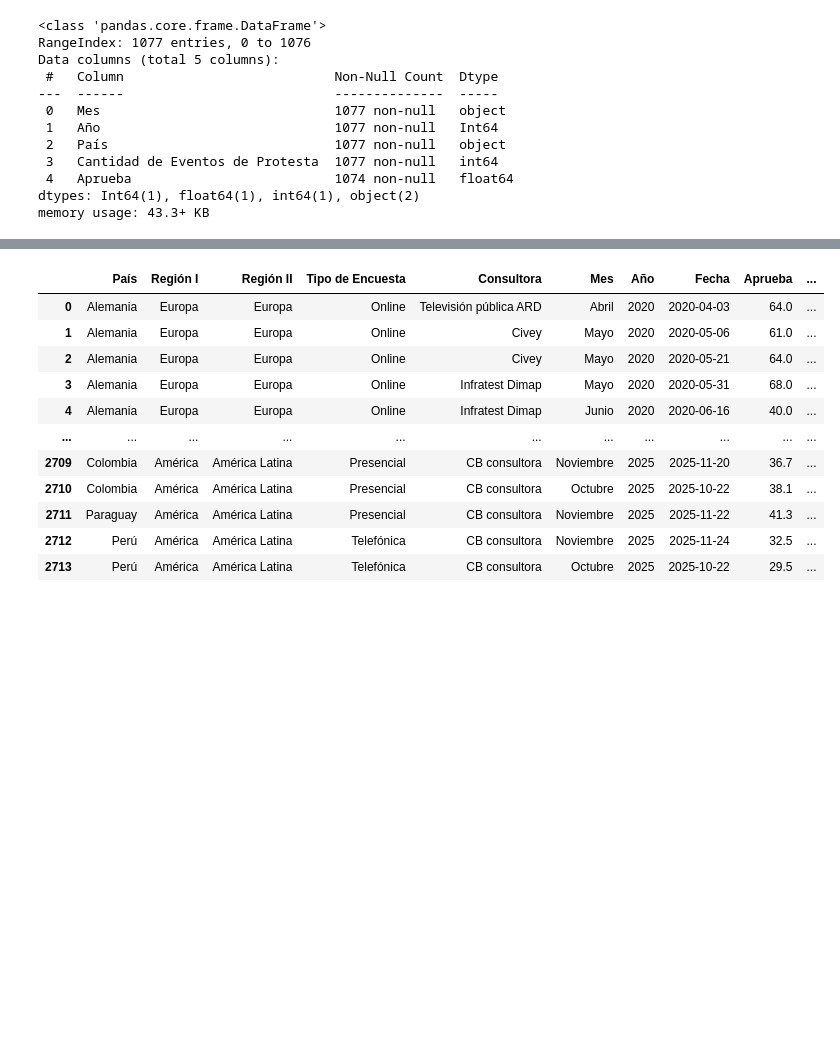
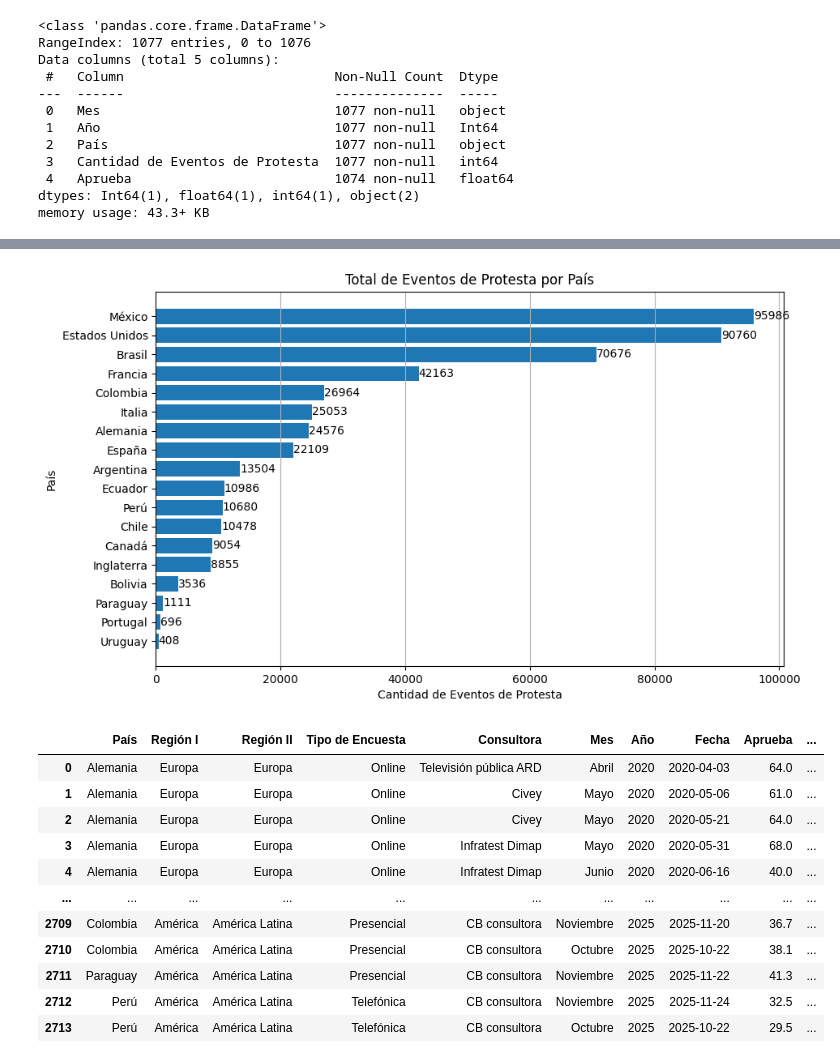
Before and after one commit to Claudio-Ferriz/Proyecto-AP-PS, a Jupyter notebook: Proyecto_AP_PS.ipynb, the cells around one changed output, grey strips where cells are left out. Cells and saved outputs as stored; diff of their text form; code cells hidden in the pictures; blank space fills up the shorter version.

```diff
--- a/Proyecto_AP_PS.ipynb
+++ b/Proyecto_AP_PS.ipynb
@@ -295,3 +345,26 @@ memory usage: 43.3+ KB
+# %%
+df_total_pais = df_ap_ps_2.groupby('País', as_index=False)['Cantidad de Eventos de Protesta'].sum()
+# %%
+df_total_pais = df_total_pais.sort_values('Cantidad de Eventos de Protesta', ascending=True)
+# %%
+plt.figure(figsize=(10,6))
+
+plt.barh(
+    df_total_pais['País'],
+    df_total_pais['Cantidad de Eventos de Protesta']
+)
+
+plt.xlabel('Cantidad de Eventos de Protesta')
+plt.ylabel('País')
+plt.title('Total de Eventos de Protesta por País')
+plt.grid(axis='x')
+
+for index, value in enumerate(df_total_pais['Cantidad de Eventos de Protesta']):
+    plt.text(value, index, str(value), va='center')
+
+plt.show()
+# %% [output]
+[figure, added]
 # %%
 # Para incluir en el df_ap_ps_2 las columnas excluidas de df_ap_ps para un
 # analisis multivariable y de r cuadrado se genera este nuevo dataframe. Aclarar
```
Also changed, not shown: parts of 14 cells of this notebook.
